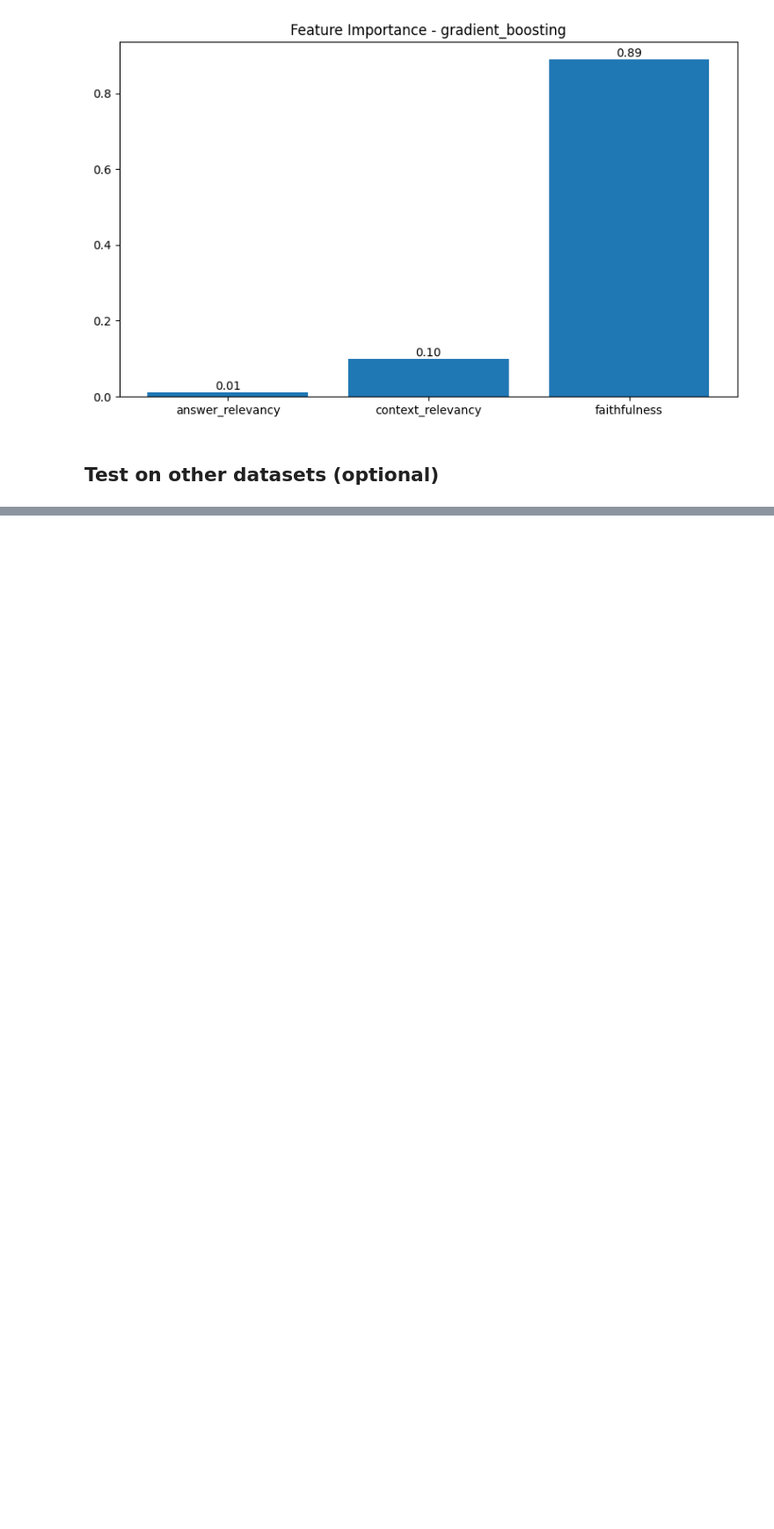
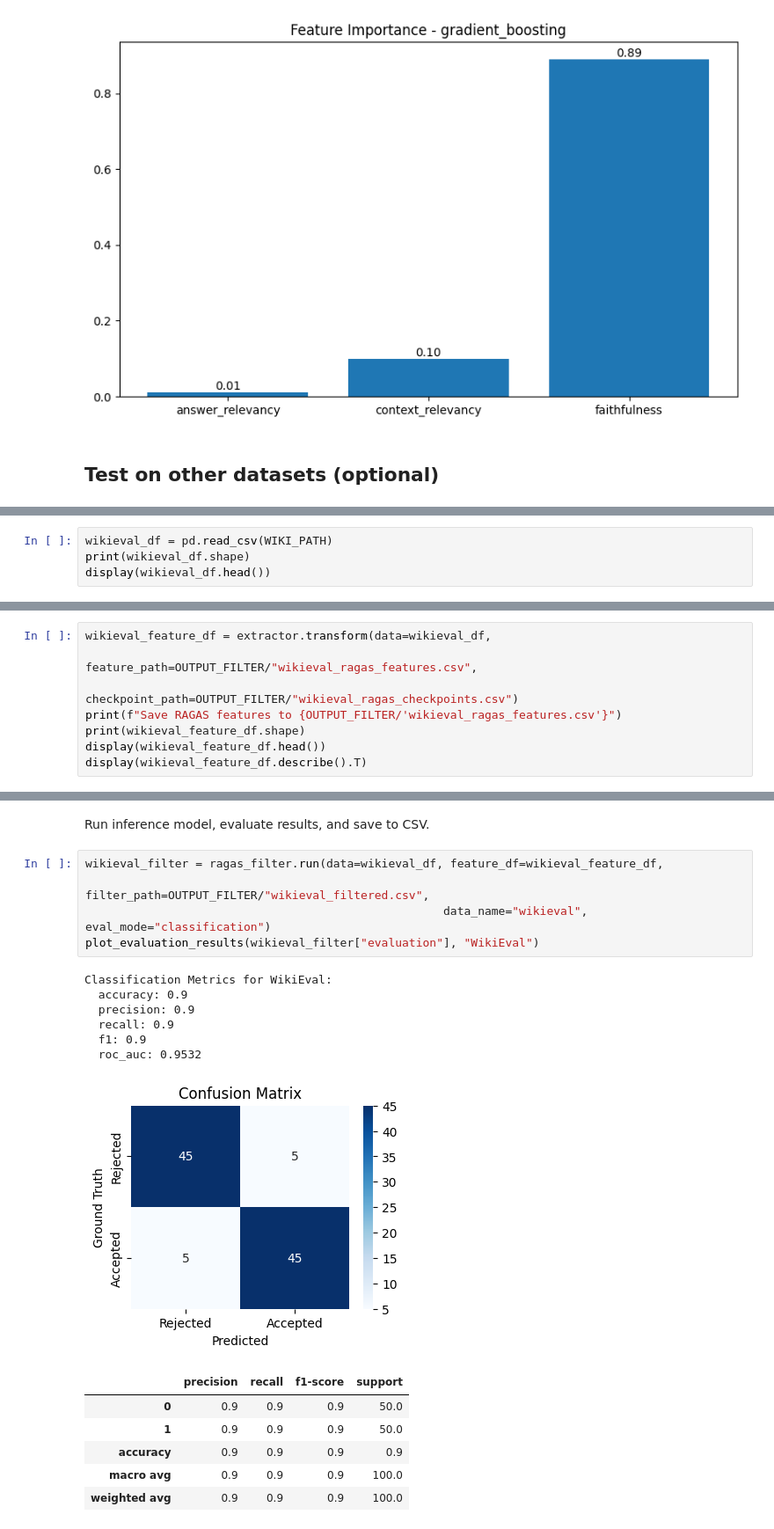
Before and after one commit to Htaaxx/ragas-evaluation, a Jupyter notebook: notebooks/filter-with-ragas.ipynb, the cells around one changed output, grey strips where cells are left out. Shown at 88% size. Drawn from its saved outputs; the diff is of its cells as text; blank space fills up the shorter version.

```diff
--- a/notebooks/filter-with-ragas.ipynb
+++ b/notebooks/filter-with-ragas.ipynb
@@ -906,0 +517,4 @@ Done.
+# %%
+wikieval_df = pd.read_csv(WIKI_PATH)
+print(wikieval_df.shape)
+display(wikieval_df.head())
@@ -906,0 +531,8 @@ Done.
+# %%
+wikieval_feature_df = extractor.transform(data=wikieval_df,
+                                        feature_path=OUTPUT_FILTER/"wikieval_ragas_features.csv",
+                                        checkpoint_path=OUTPUT_FILTER/"wikieval_ragas_checkpoints.csv")
+print(f"Save RAGAS features to {OUTPUT_FILTER/'wikieval_ragas_features.csv'}")
+print(wikieval_feature_df.shape)
+display(wikieval_feature_df.head())
+display(wikieval_feature_df.describe().T)
@@ -906,0 +555,21 @@ Done.
+# %% [markdown]
+Run inference model, evaluate results, and save to CSV.
+# %%
+wikieval_filter = ragas_filter.run(data=wikieval_df, feature_df=wikieval_feature_df,
+                                                    filter_path=OUTPUT_FILTER/"wikieval_filtered.csv",
+                                                    data_name="wikieval", eval_mode="classification")
+plot_evaluation_results(wikieval_filter["evaluation"], "WikiEval")
+# %% [output]
+Classification Metrics for WikiEval:
+  accuracy: 0.9
+  precision: 0.9
+  recall: 0.9
+  f1: 0.9
+  roc_auc: 0.9532
+[figure, added]
+|  | precision | recall | f1-score | support |
+| 0 | 0.9 | 0.9 | 0.9 | 50.0 |
+| 1 | 0.9 | 0.9 | 0.9 | 50.0 |
+| accuracy | 0.9 | 0.9 | 0.9 | 0.9 |
+| macro avg | 0.9 | 0.9 | 0.9 | 100.0 |
+| weighted avg | 0.9 | 0.9 | 0.9 | 100.0 |
```
Also changed, not shown: parts of 24 cells of this notebook, 20 other files.
